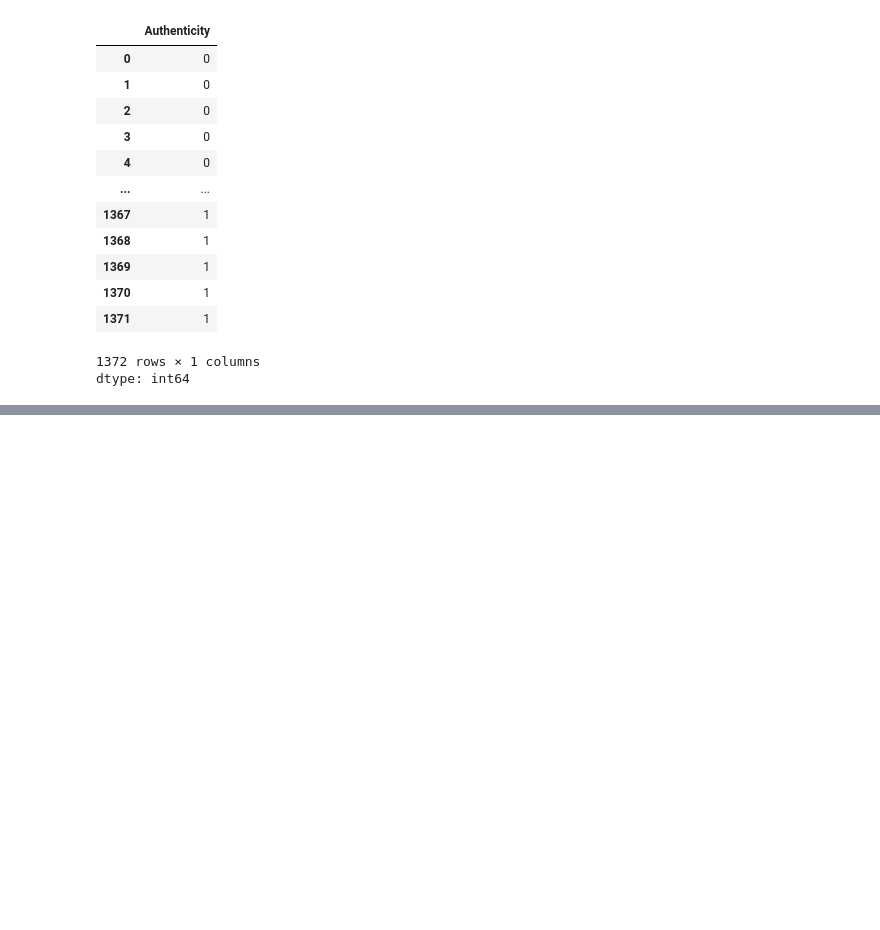
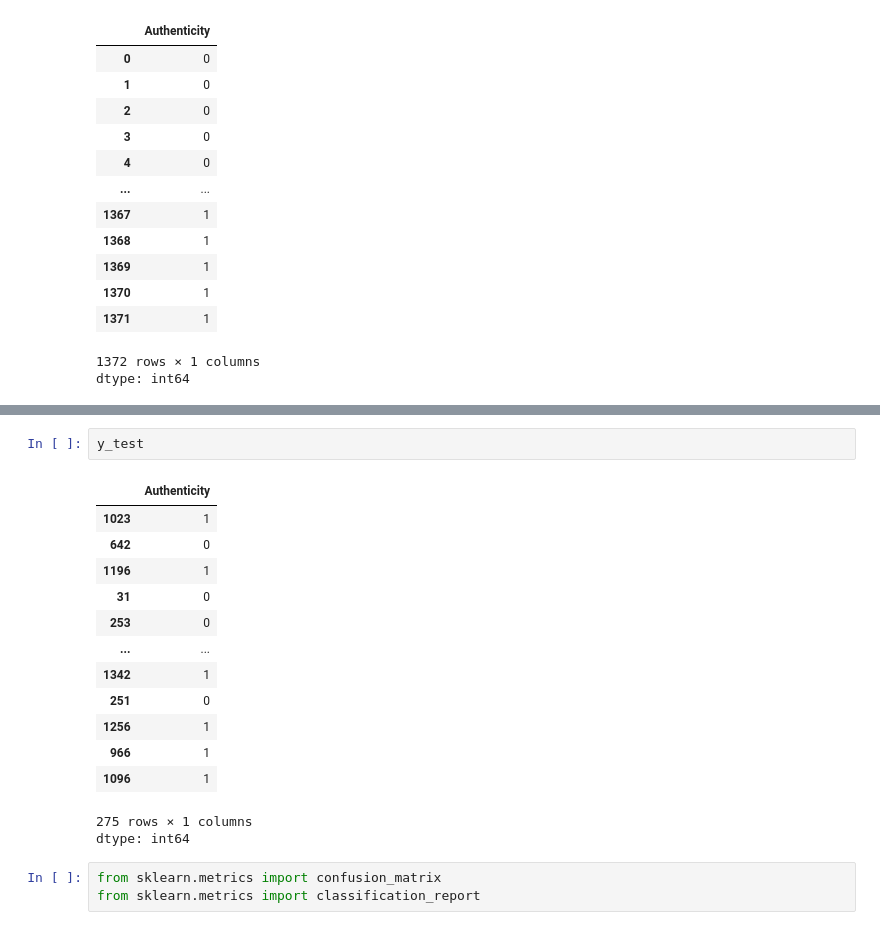
Before and after one commit to sbogde/scikit-regressions-and-confessions, a Jupyter notebook: week4_01_lr_bank.ipynb, the cells around one changed output, grey strips where cells are left out. Drawn from its saved outputs; the diff is of its cells as text; blank space fills up the shorter version.

```diff
--- a/week4_01_lr_bank.ipynb
+++ b/week4_01_lr_bank.ipynb
@@ -64,0 +97,20 @@ dtype: int64
+# %%
+y_test
+# %% [output]
+|  | Authenticity |
+| 1023 | 1 |
+| 642 | 0 |
+| 1196 | 1 |
+| 31 | 0 |
+| 253 | 0 |
+| ... | ... |
+| 1342 | 1 |
+| 251 | 0 |
+| 1256 | 1 |
+| 966 | 1 |
+| 1096 | 1 |
+275 rows × 1 columns
+dtype: int64
+# %%
+from sklearn.metrics import confusion_matrix
+from sklearn.metrics import classification_report
```
Also changed, not shown: parts of 8 cells of this notebook.
